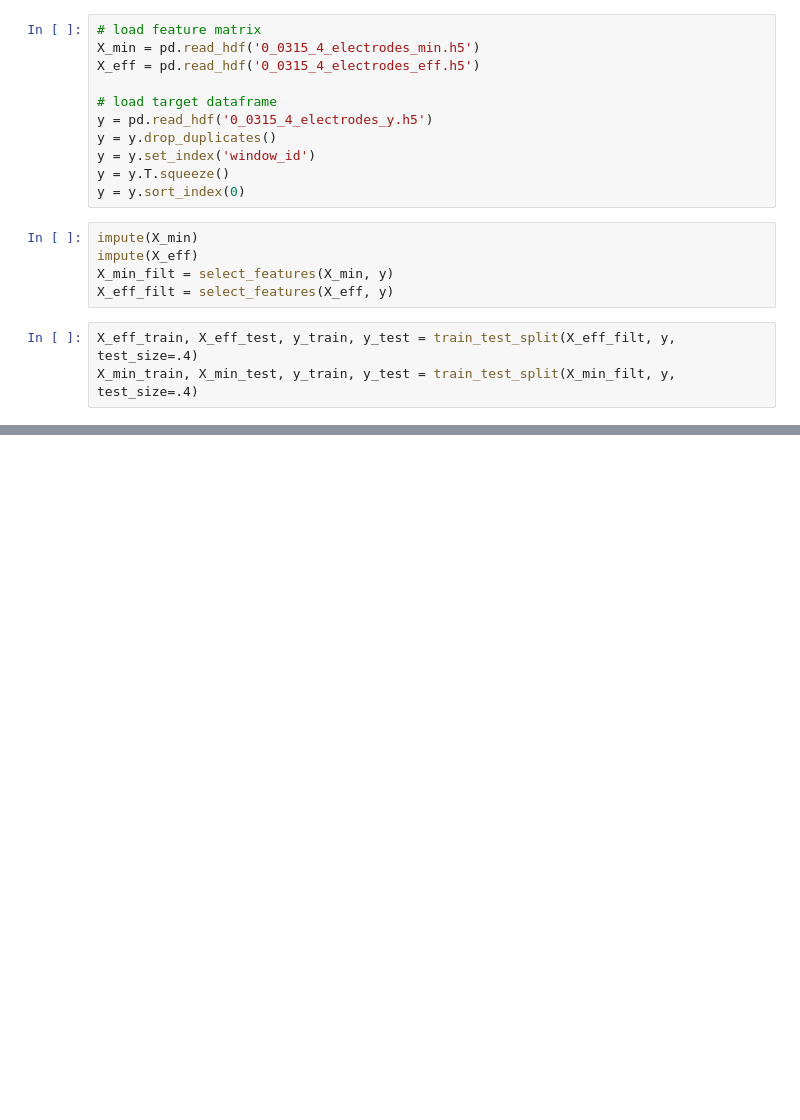
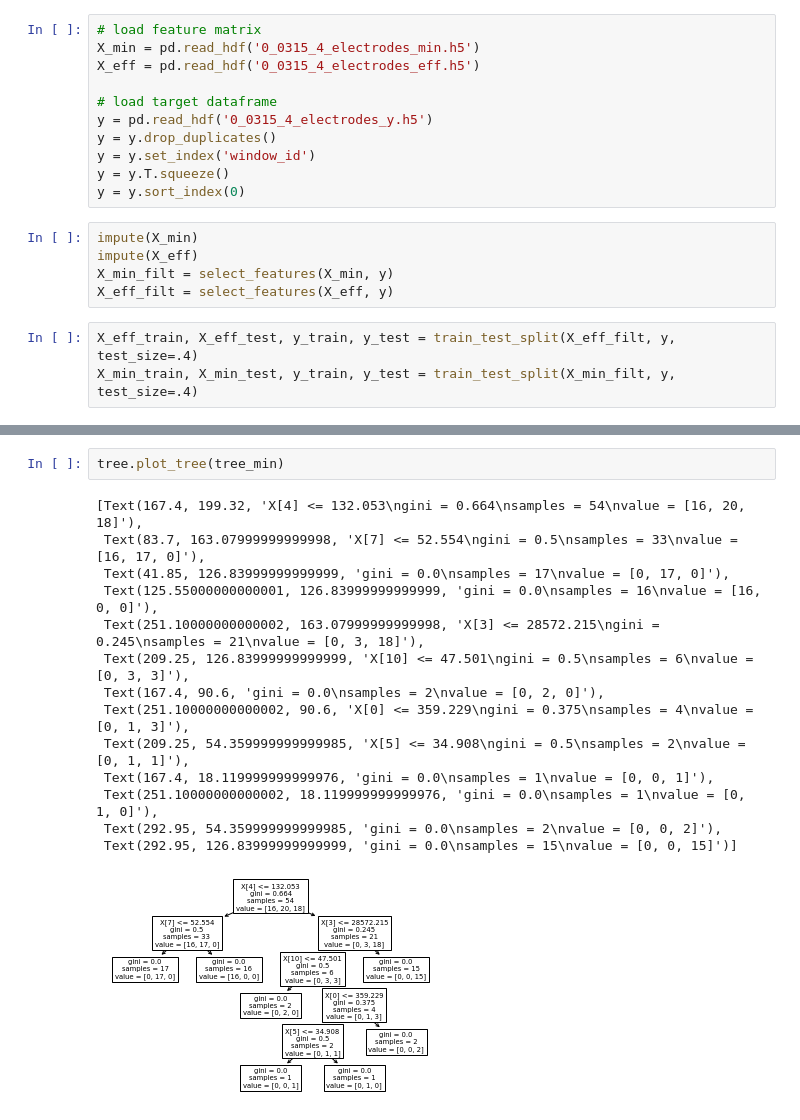
Before and after one commit to kartikey-vyas/GI-timeseries-classification, a Jupyter notebook: 4.0-kv-simple-classification-pipeline.ipynb, the cells around one changed output, grey strips where cells are left out. Cells and saved outputs as stored; diff of their text form; blank space fills up the shorter version.

```diff
--- a/4.0-kv-simple-classification-pipeline.ipynb
+++ b/4.0-kv-simple-classification-pipeline.ipynb
@@ -73,0 +74,17 @@ ModuleNotFoundError: No module named 'ggplot'
+# %%
+tree.plot_tree(tree_min)
+# %% [output]
+[Text(167.4, 199.32, 'X[4] <= 132.053\ngini = 0.664\nsamples = 54\nvalue = [16, 20, 18]'),
+ Text(83.7, 163.07999999999998, 'X[7] <= 52.554\ngini = 0.5\nsamples = 33\nvalue = [16, 17, 0]'),
+ Text(41.85, 126.83999999999999, 'gini = 0.0\nsamples = 17\nvalue = [0, 17, 0]'),
+ Text(125.55000000000001, 126.83999999999999, 'gini = 0.0\nsamples = 16\nvalue = [16, 0, 0]'),
+ Text(251.10000000000002, 163.07999999999998, 'X[3] <= 28572.215\ngini = 0.245\nsamples = 21\nvalue = [0, 3, 18]'),
+ Text(209.25, 126.83999999999999, 'X[10] <= 47.501\ngini = 0.5\nsamples = 6\nvalue = [0, 3, 3]'),
+ Text(167.4, 90.6, 'gini = 0.0\nsamples = 2\nvalue = [0, 2, 0]'),
+ Text(251.10000000000002, 90.6, 'X[0] <= 359.229\ngini = 0.375\nsamples = 4\nvalue = [0, 1, 3]'),
+ Text(209.25, 54.359999999999985, 'X[5] <= 34.908\ngini = 0.5\nsamples = 2\nvalue = [0, 1, 1]'),
+ Text(167.4, 18.119999999999976, 'gini = 0.0\nsamples = 1\nvalue = [0, 0, 1]'),
+ Text(251.10000000000002, 18.119999999999976, 'gini = 0.0\nsamples = 1\nvalue = [0, 1, 0]'),
+ Text(292.95, 54.359999999999985, 'gini = 0.0\nsamples = 2\nvalue = [0, 0, 2]'),
+ Text(292.95, 126.83999999999999, 'gini = 0.0\nsamples = 15\nvalue = [0, 0, 15]')]
+[figure, added]
```
Also changed, not shown: parts of 5 cells of this notebook, 6 other files.
